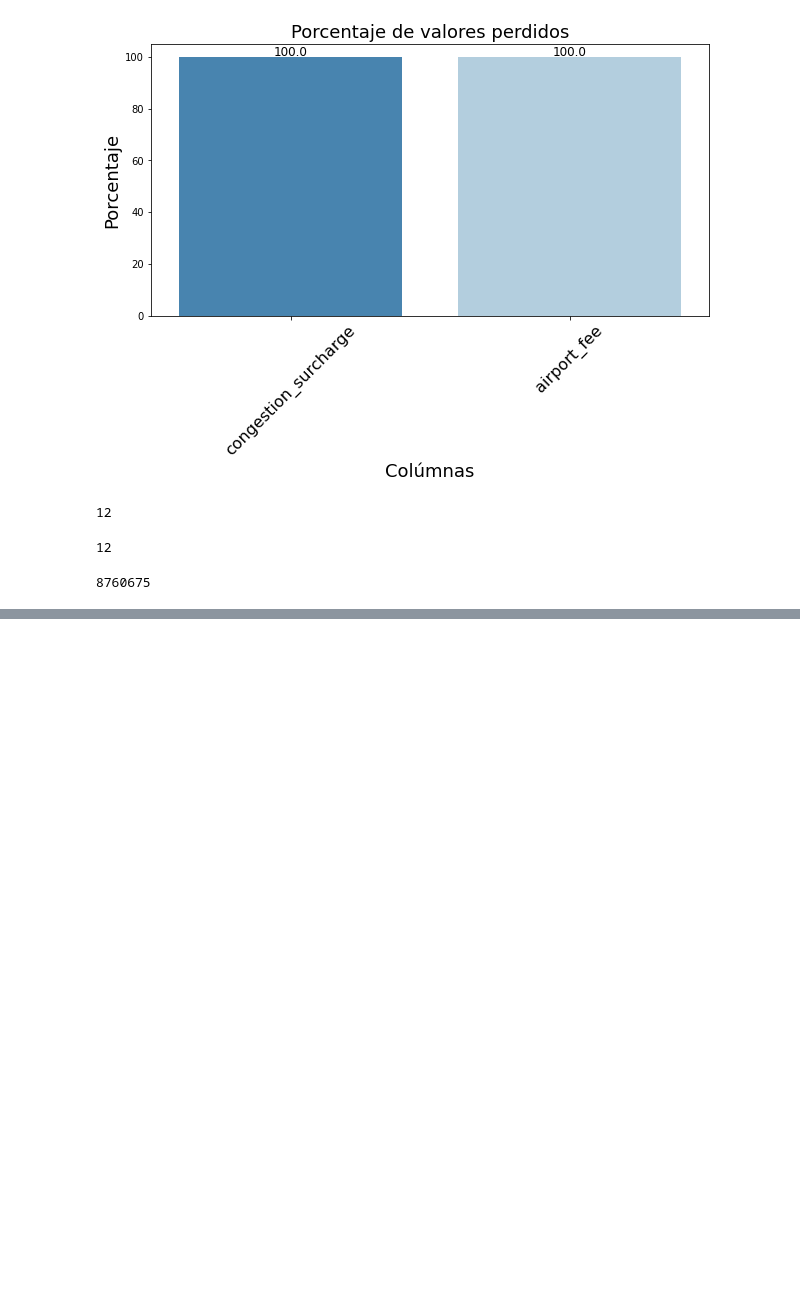
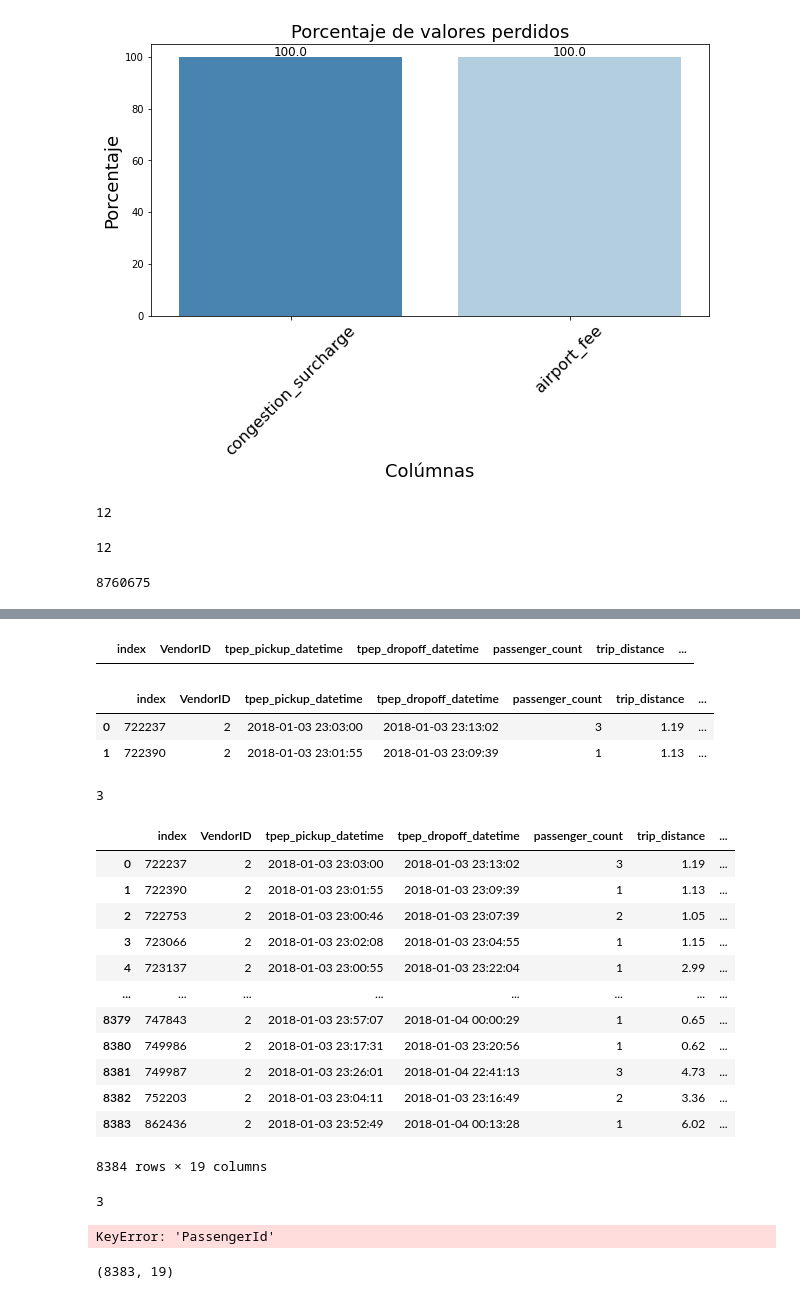
Before and after one commit to manusza/Proyecto-Taxis-NYC, a Jupyter notebook: taxis.ipynb, the cells around one changed output, grey strips where cells are left out. Cells and saved outputs as stored; diff of their text form; code cells hidden in the pictures; blank space fills up the shorter version.

```diff
--- a/taxis.ipynb
+++ b/taxis.ipynb
@@ -78,0 +117,4 @@ df.airport_fee.isnull().sum()
+# %%
+#data_parcial = data_top_9[data_top_9["Date"] >= '2021-07-01 00:00:00']
+data_parcial = df[df["tpep_pickup_datetime"] <= '2018-01-04 00:00:00']
+data_parcial = data_parcial[data_parcial["tpep_pickup_datetime"] >= '2018-01-03 23:00:00']
@@ -78,0 +125,2 @@ df.airport_fee.isnull().sum()
+# %%
+data_parcial.reset_index(inplace=True)
@@ -78,0 +147,7 @@ df.airport_fee.isnull().sum()
+# %%
+data_parcial["dayofmonth"] = data_parcial['tpep_pickup_datetime'].apply(pd.to_datetime).dt.day
+datafiltrada= data_parcial.head(0)
+# %%
+datafiltrada
+# %% [output]
+|  | index | VendorID | tpep_pickup_datetime | tpep_dropoff_datetime | passenger_count | trip_distance | ... |
@@ -78,0 +158,35 @@ df.airport_fee.isnull().sum()
+# %%
+data_parcial.head(2)
+# %% [output]
+|  | index | VendorID | tpep_pickup_datetime | tpep_dropoff_datetime | passenger_count | trip_distance | ... |
+| 0 | 722237 | 2 | 2018-01-03 23:03:00 | 2018-01-03 23:13:02 | 3 | 1.19 | ... |
+| 1 | 722390 | 2 | 2018-01-03 23:01:55 | 2018-01-03 23:09:39 | 1 | 1.13 | ... |
+# %%
+#data_parcial= df.head(10)
+data_parcial['tpep_pickup_datetime'].apply(pd.to_datetime).dt.day[1]
+# %% [output]
+3
+# %%
+data_parcial
+# %% [output]
+|  | index | VendorID | tpep_pickup_datetime | tpep_dropoff_datetime | passenger_count | trip_distance | ... |
+| 0 | 722237 | 2 | 2018-01-03 23:03:00 | 2018-01-03 23:13:02 | 3 | 1.19 | ... |
+| 1 | 722390 | 2 | 2018-01-03 23:01:55 | 2018-01-03 23:09:39 | 1 | 1.13 | ... |
+| 2 | 722753 | 2 | 2018-01-03 23:00:46 | 2018-01-03 23:07:39 | 2 | 1.05 | ... |
+| 3 | 723066 | 2 | 2018-01-03 23:02:08 | 2018-01-03 23:04:55 | 1 | 1.15 | ... |
+| 4 | 723137 | 2 | 2018-01-03 23:00:55 | 2018-01-03 23:22:04 | 1 | 2.99 | ... |
+| ... | ... | ... | ... | ... | ... | ... | ... |
+| 8379 | 747843 | 2 | 2018-01-03 23:57:07 | 2018-01-04 00:00:29 | 1 | 0.65 | ... |
+| 8380 | 749986 | 2 | 2018-01-03 23:17:31 | 2018-01-03 23:20:56 | 1 | 0.62 | ... |
+| 8381 | 749987 | 2 | 2018-01-03 23:26:01 | 2018-01-04 22:41:13 | 3 | 4.73 | ... |
+| 8382 | 752203 | 2 | 2018-01-03 23:04:11 | 2018-01-03 23:16:49 | 2 | 3.36 | ... |
+| 8383 | 862436 | 2 | 2018-01-03 23:52:49 | 2018-01-04 00:13:28 | 1 | 6.02 | ... |
+8384 rows × 19 columns
+# %%
+data_parcial.dayofmonth[1]
+# %% [output]
+3
+# %%
+df.loc[df['PassengerId'] == 148 ]
+# %% [output]
+KeyError: 'PassengerId'
@@ -78,0 +197,4 @@ df.airport_fee.isnull().sum()
+# %%
+dataFiltrada.shape
+# %% [output]
+(8383, 19)
```
Also changed, not shown: parts of 27 cells of this notebook, 4 other files.
